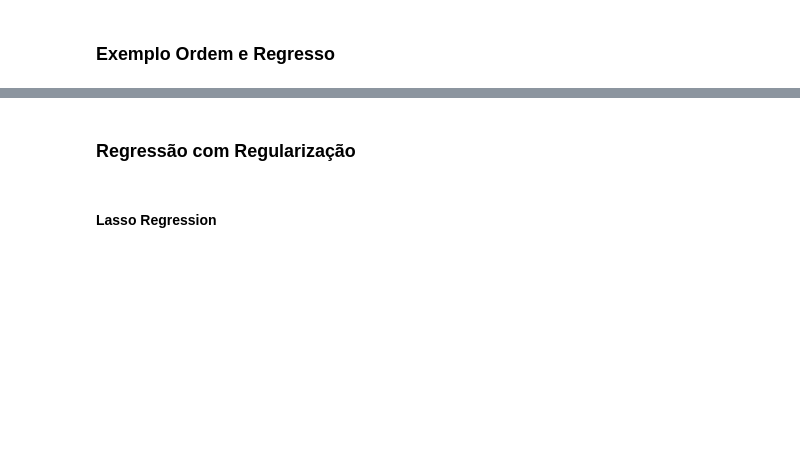
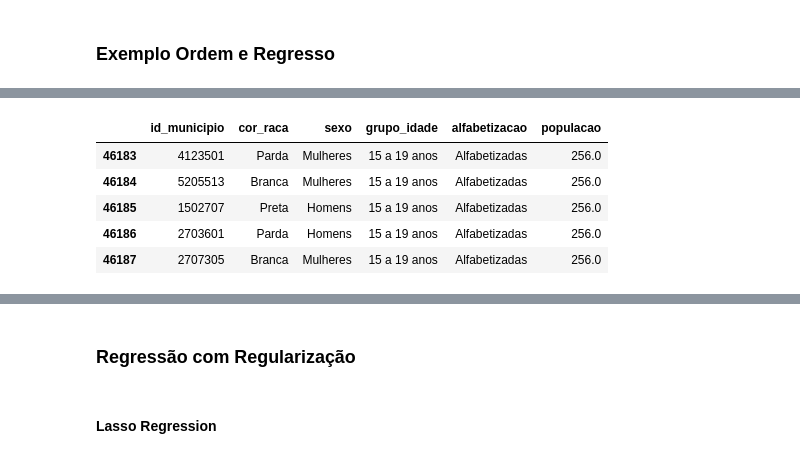
Before and after one commit to GB-Navarro/case-ia-fea-dev, a Jupyter notebook: case_ia.ipynb, the cells around one changed output, grey strips where cells are left out. Drawn from its saved outputs; the diff is of its cells as text; code cells hidden in the pictures; blank space fills up the shorter version.

```diff
--- a/case_ia.ipynb
+++ b/case_ia.ipynb
@@ -460,0 +501,15 @@ Como forma de melhor ilustrar uma regressão em python, traremos agora um exempl
+# %%
+from unidecode import unidecode
+for col in dados.columns:
+    if dados[col].dtype == 'object':
+        dados[col] = dados[col].apply(unidecode)
+
+dados = dados.dropna()
+dados.head()
+# %% [output]
+|  | id_municipio | cor_raca | sexo | grupo_idade | alfabetizacao | populacao |
+| 46183 | 4123501 | Parda | Mulheres | 15 a 19 anos | Alfabetizadas | 256.0 |
+| 46184 | 5205513 | Branca | Mulheres | 15 a 19 anos | Alfabetizadas | 256.0 |
+| 46185 | 1502707 | Preta | Homens | 15 a 19 anos | Alfabetizadas | 256.0 |
+| 46186 | 2703601 | Parda | Homens | 15 a 19 anos | Alfabetizadas | 256.0 |
+| 46187 | 2707305 | Branca | Mulheres | 15 a 19 anos | Alfabetizadas | 256.0 |
```
Also changed, not shown: parts of 16 cells of this notebook, 1 other file.
